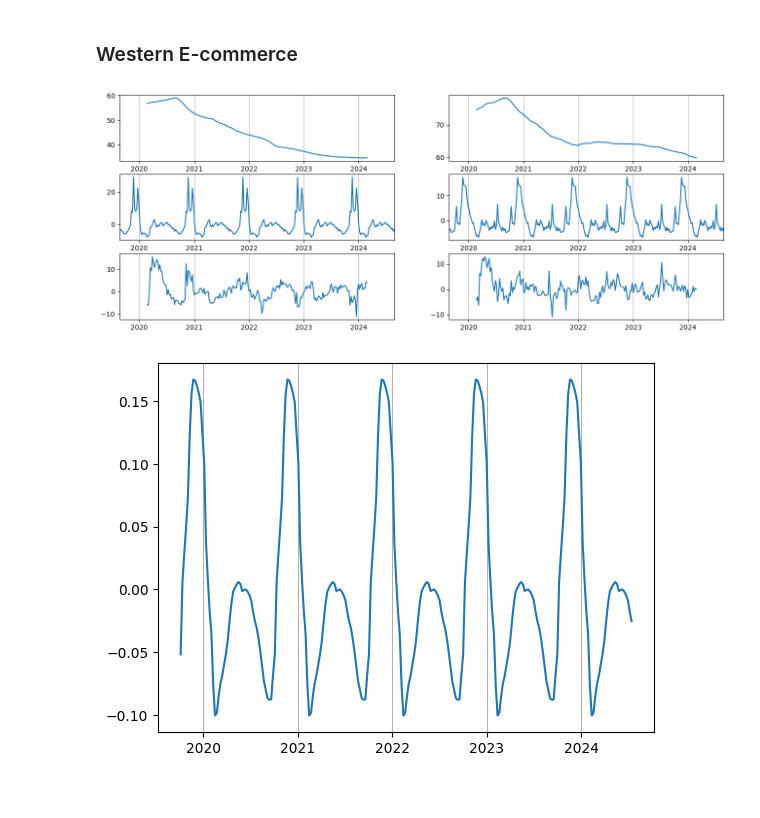
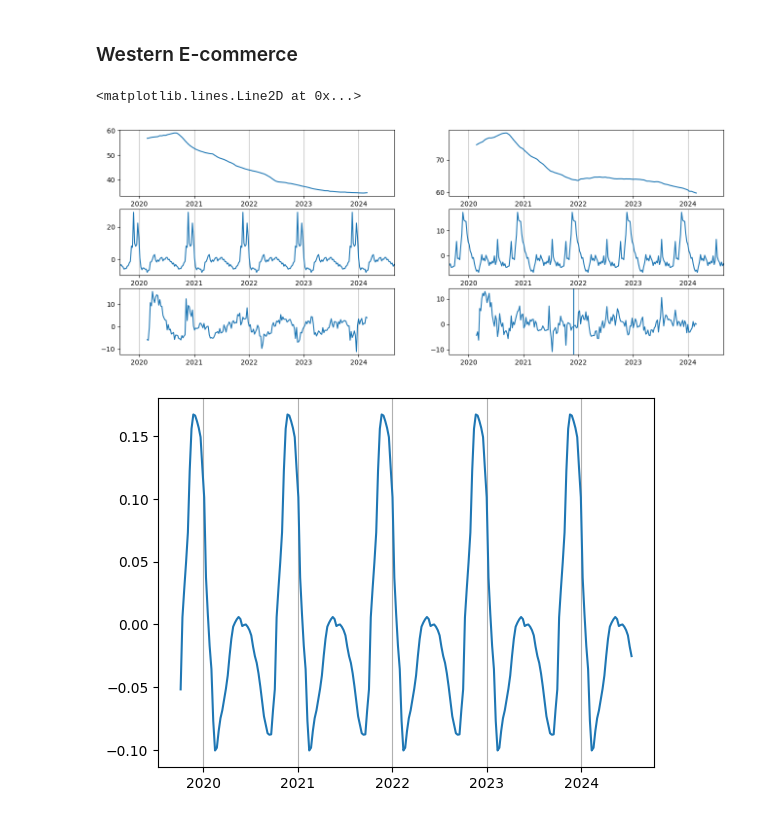
Before and after one commit to cewebbr/web-unpacked, a Jupyter notebook: analysis/28_analysing_seasonality_google_trends.ipynb, the cells around one changed output. Saved outputs shown, nothing was run; the diff lists cells and outputs as text; code cells hidden in the pictures.

```diff
--- a/analysis/28_analysing_seasonality_google_trends.ipynb
+++ b/analysis/28_analysing_seasonality_google_trends.ipynb
@@ -111,11 +111,13 @@ plot_decomp(season_model, 2, 2)
 # %%
 pl.figure(figsize=(16,6))
 season_model = seasonal_decompose(df['walmart'], model='additive')
 plot_decomp(season_model, 2, 1)
 season_model = seasonal_decompose(df['amazon'], model='additive')
 plot_decomp(season_model, 2, 2)
+pl.axvline(pd.to_datetime('2021-12-01'))
 # %% [output]
+<matplotlib.lines.Line2D at 0x...>
-[figure, old version]
+[figure, new version]
 # %%
 pl.plot(three_month_frac_seasonal(df['walmart']))
 pl.grid(axis='x')
```
Also changed, not shown: parts of 1 cell of this notebook.
